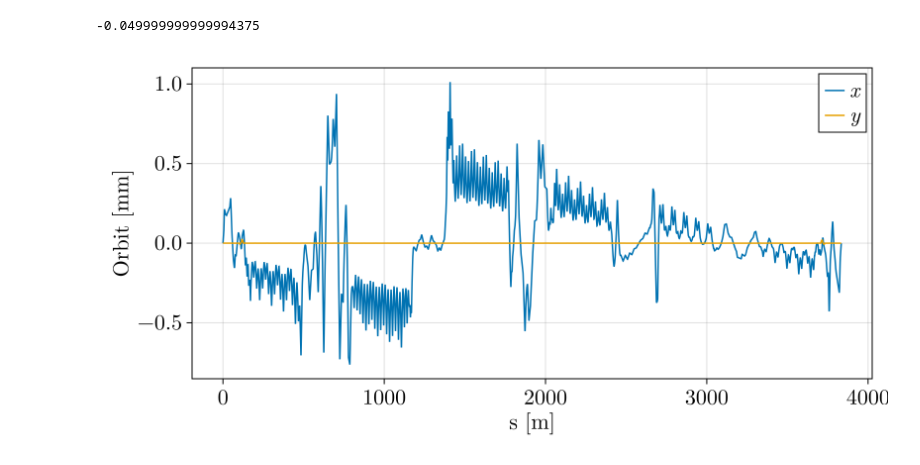
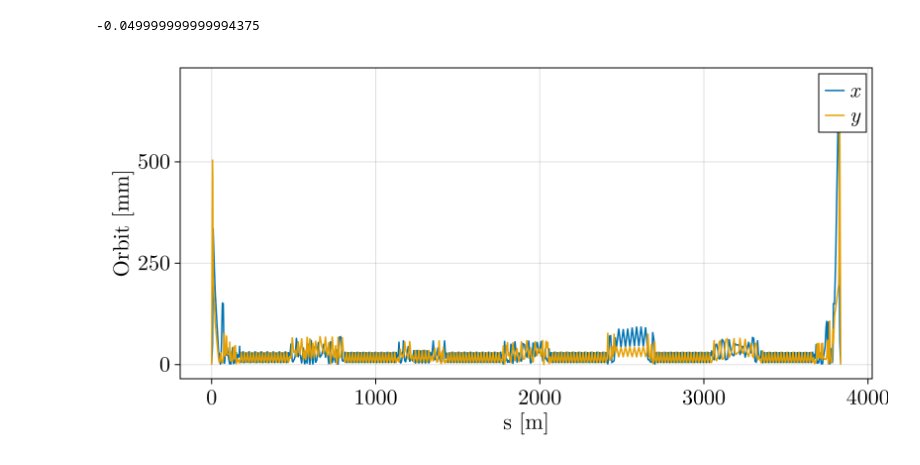
Before and after one commit to bmad-sim/SciBmad.jl, a Jupyter notebook: examples/orbit-correction.ipynb, the cells around one changed output. Cells and saved outputs as stored; diff of their text form; code cells hidden in the pictures.

```diff
--- a/examples/orbit-correction.ipynb
+++ b/examples/orbit-correction.ipynb
@@ -63,13 +60,13 @@ foreach(x->x.tracking_method=Yoshida(order=2, radiation_damping_on=true), ring.l
 # %%
 # Plot the orbit:
 t = twiss(ring)
 set_theme!(theme_latexfonts())
 
 f = Figure(fontsize=22, size=(800,400));
 ax = Axis(f[1, 1], xlabel="s [m]", ylabel="Orbit [mm]");
-lines!(ax, t.s, t.orbit_x.*10^3, label=L"x");
-lines!(ax, t.s, t.orbit_y.*10^3, label=L"y");
+lines!(ax, t.s, t.beta_1, label=L"x");
+lines!(ax, t.s, t.beta_2, label=L"y");
 axislegend(position=:rt);
 display(f);
 # %% [output]
-[figure, old version]
+[figure, new version]
```
Also changed, not shown: parts of 4 cells of this notebook, 2 other files.
